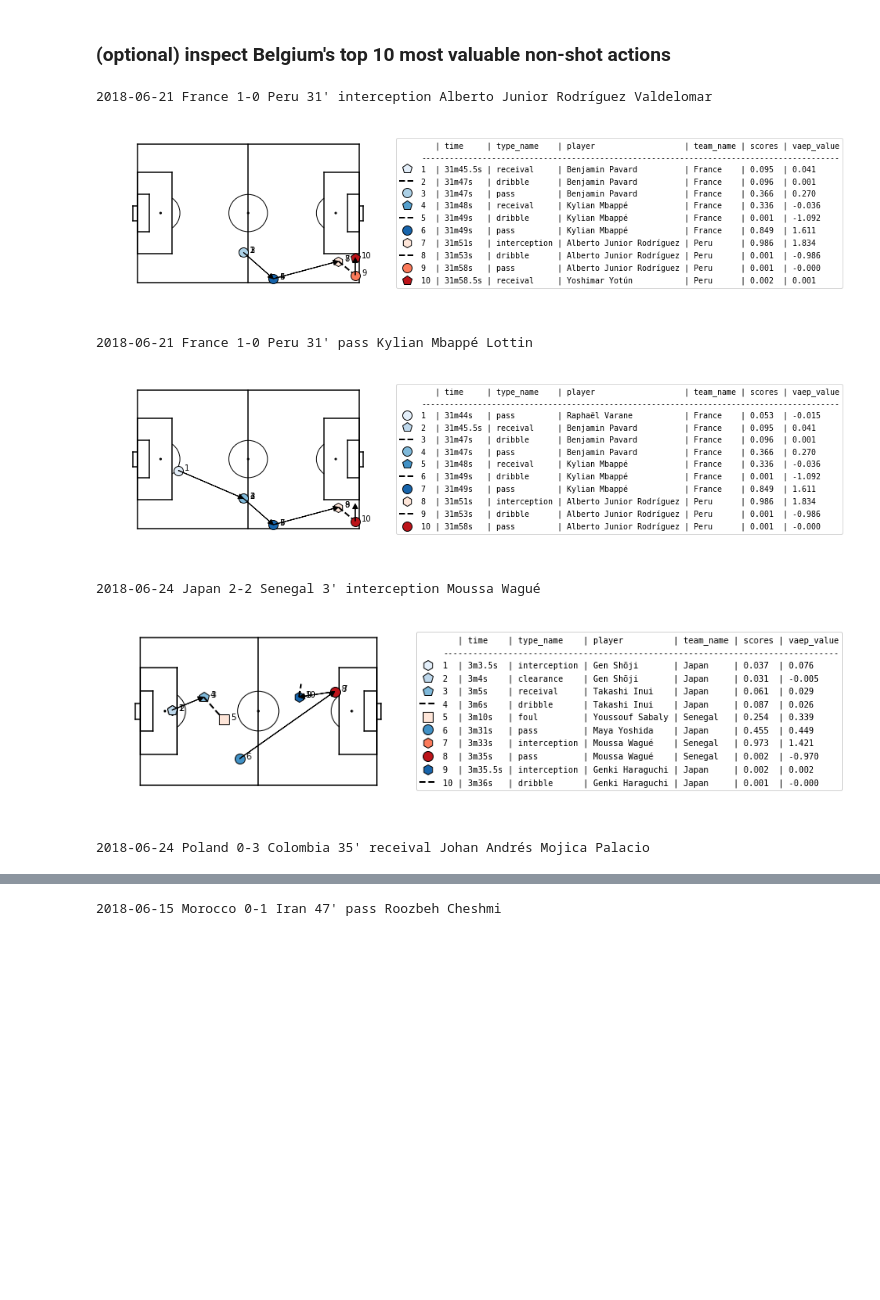
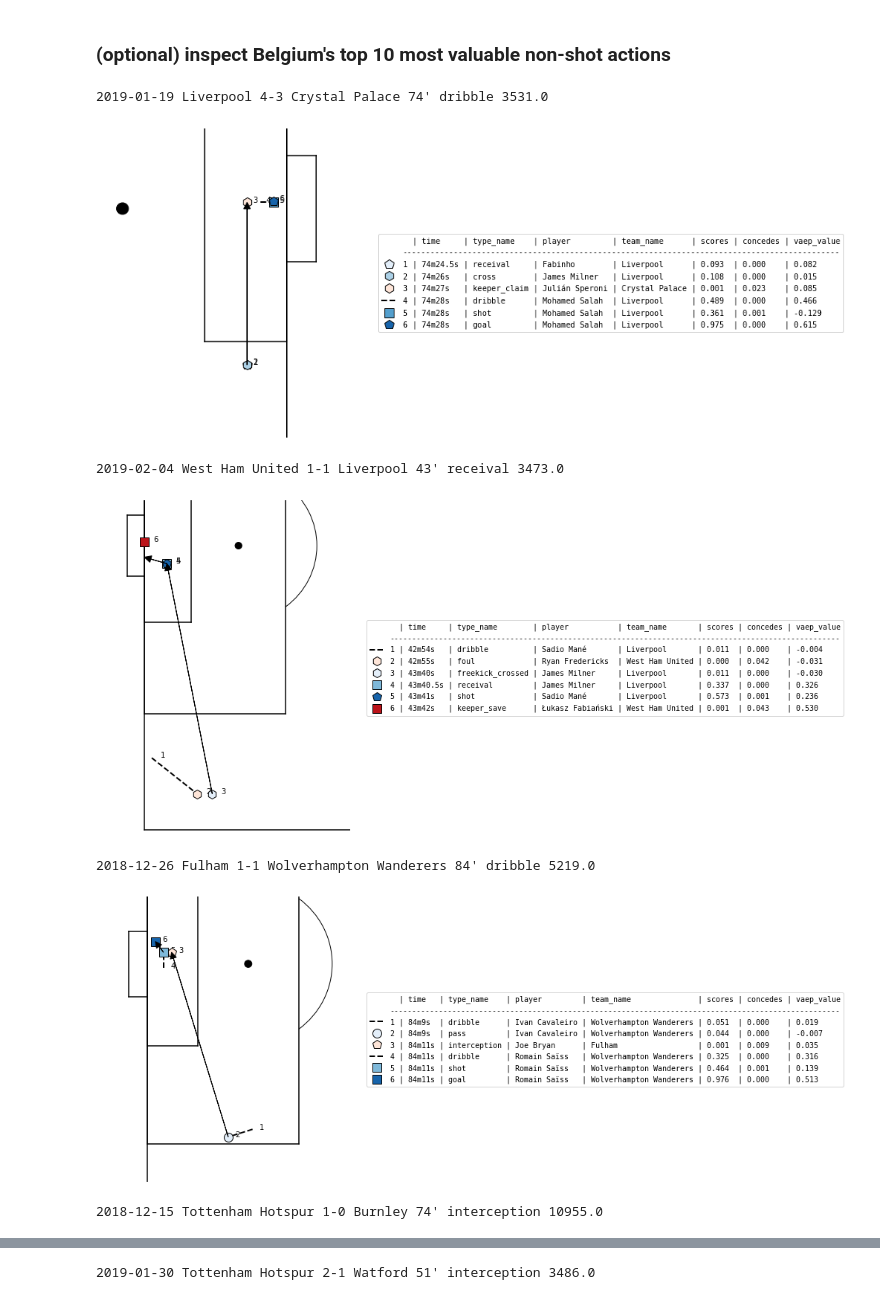
Before and after one commit to TomDecroos/atomic-spadl, a Jupyter notebook: atomic-notebooks/5-compute-vaep-values.ipynb, the cells around one changed output, grey strips where cells are left out. Saved outputs shown, nothing was run; the diff lists cells and outputs as text; code cells hidden in the pictures; blank space fills up the shorter version.

```diff
--- a/atomic-notebooks/5-compute-vaep-values.ipynb
+++ b/atomic-notebooks/5-compute-vaep-values.ipynb
@@ -19,5 +16,6 @@ predictions_h5 = os.path.join(datafolder,"predictions.h5")
 # %%
 games = pd.read_hdf(spadl_h5,"games")
-games = games[games.competition_name == "FIFA World Cup"]
+games = games[(games.competition_name == "Premier League")
+              & (games.season_name == "2018/2019")]
 print("nb of games:", len(games))
 # %% [output]
@@ -34,7 +32,7 @@ for game in tqdm.tqdm(list(games.itertuples())):
     actions = (
         actions.merge(actiontypes,how="left")
         .merge(bodyparts,how="left")
-        .merge(players,how="left")
+        #.merge(players,how="left")
         .merge(teams,how="left",)
         .sort_values(["game_id","period_id","action_id"])
         .reset_index(drop=True)
@@ -54 +50,6 @@ Index(['game_id', 'period_id', 'action_id', 'time_seconds', 'timestamp',
       dtype='object')
+# %%
+ty = A.type_name
+(ty.shift(1) +ty + (A.player_id == A.shift(1).player_id).apply(str))[ty == "receival"][:1000].value_counts()
+A["player_id"] = A.player_id.mask(A.type_name == "receival", A.player_id.shift(1))
+(ty.shift(1) +ty + (A.player_id == A.shift(1).player_id).apply(str))[ty == "receival"][:1000].value_counts()
@@ -54,0 +69,15 @@ Index(['game_id', 'period_id', 'action_id', 'time_seconds', 'timestamp',
+# %%
+A["count"] = 1
+
+A_ = A[~A.type_name.isin(["goal","out","penalty_shot","freekick_shot",
+                          #"shot"
+                         ])]
+#,"penalty_shot","freekick_shot","shot"])] # ignore penalties
+playersR = (
+    A_[["player_id","vaep_value","offensive_value","defensive_value","count"]]
+    .groupby(["player_id"])
+    .sum()
+    .reset_index()
+)
+#playersR = playersR.sort_values("vaep_value",ascending=False)
+#playersR[:20]
@@ -57,47 +119,51 @@ Index(['game_id', 'period_id', 'action_id', 'time_seconds', 'timestamp',
 # %%
 import matplotsoccer
 
-sorted_A = A.sort_values("vaep_value", ascending=False)
+players = pd.read_hdf(spadl_h5,"players")
+
+sorted_A = A.sort_values("offensive_value", ascending=False)
 #sorted_A = sorted_A[sorted_A.team_name == "Belgium"] # view only actions from Belgium
-#sorted_A = sorted_A[~sorted_A.type_name.str.contains("shot")] #eliminate shots
+sorted_A = sorted_A[~sorted_A.type_name.isin(["goal","shot","shot_penalty"])] #eliminate shots
 
 def get_time(period_id,time_seconds):
     m = int((period_id-1)*45 + time_seconds // 60)
     s = time_seconds % 60
     if s == int(s):
         s = int(s)
     return f"{m}m{s}s"
 
 for j in range(0,10):
     row = list(sorted_A[j:j+1].itertuples())[0]
     i = row.Index
-    a = A[i - 6 : i+4].copy()
+    a = A[i - 3 : i+3].copy()
 
+    a = a.merge(players,how="left")
     a["player"] = a[["player_nickname","player_name"]].apply(lambda x: x[0] if x[0] else x[1],axis=1)
 
     g = list(games[games.game_id == a.game_id.values[0]].itertuples())[0]
     game_info = f"{g.match_date} {g.home_team_name} {g.home_score}-{g.away_score} {g.away_team_name}"
     minute = int((row.period_id-1)*45 + row.time_seconds // 60)
-    print(f"{game_info} {minute}' {row.type_name} {row.player_name}")
+    print(f"{game_info} {minute}' {row.type_name} {row.player_id}")
 
     a["scores"] = a.scores.apply(lambda x : "%.3f" % x )
+    a["concedes"] = a.concedes.apply(lambda x : "%.3f" % x )
     a["vaep_value"] = a.vaep_value.apply(lambda x : "%.3f" % x )
     a["time"] = a[["period_id","time_seconds"]].apply(lambda x: get_time(*x),axis=1)
-    cols = ["time","type_name","player","team_name","scores","vaep_value"]
+    cols = ["time","type_name","player","team_name","scores","concedes","vaep_value"]
     a["end_x"] = a.x + a.dx
     a["end_y"] = a.y + a.dy
     matplotsoccer.actions(a[["x","y","end_x","end_y"]],
                 a.type_name,
                 team=a.team_name,
                 #result = a.result_name == "success",
                 label=a[cols],
                 labeltitle = cols,
-                zoom=False)
+                zoom=True)
 # %% [output]
-2018-06-21 France 1-0 Peru 31' interception Alberto Junior Rodríguez Valdelomar
+2019-01-19 Liverpool 4-3 Crystal Palace 74' dribble 3531.0
-[figure, old version]
+[figure, new version]
-2018-06-21 France 1-0 Peru 31' pass Kylian Mbappé Lottin
+2019-02-04 West Ham United 1-1 Liverpool 43' receival 3473.0
-[figure, old version]
+[figure, new version]
-2018-06-24 Japan 2-2 Senegal 3' interception Moussa Wagué
+2018-12-26 Fulham 1-1 Wolverhampton Wanderers 84' dribble 5219.0
-[figure, old version]
+[figure, new version]
-2018-06-24 Poland 0-3 Colombia 35' receival Johan Andrés Mojica Palacio
+2018-12-15 Tottenham Hotspur 1-0 Burnley 74' interception 10955.0
@@ -105 +171 @@ for j in range(0,10):
-2018-06-15 Morocco 0-1 Iran 47' pass Roozbeh Cheshmi
+2019-01-30 Tottenham Hotspur 2-1 Watford 51' interception 3486.0
```
Also changed, not shown: parts of 9 cells of this notebook, 8 other files.
